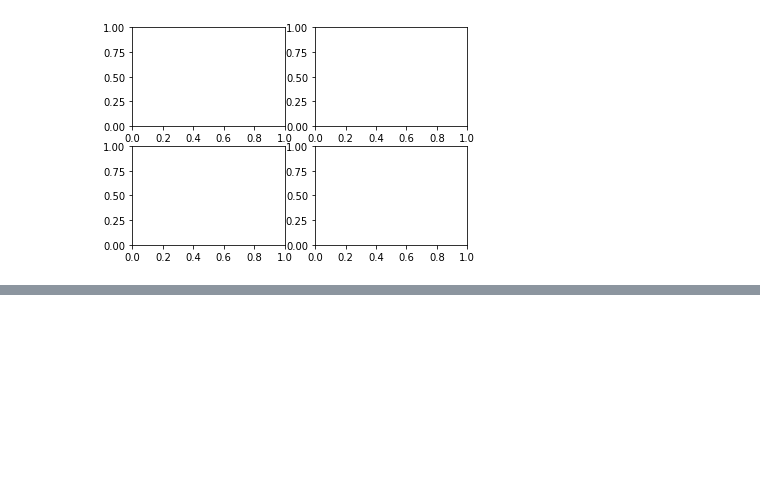
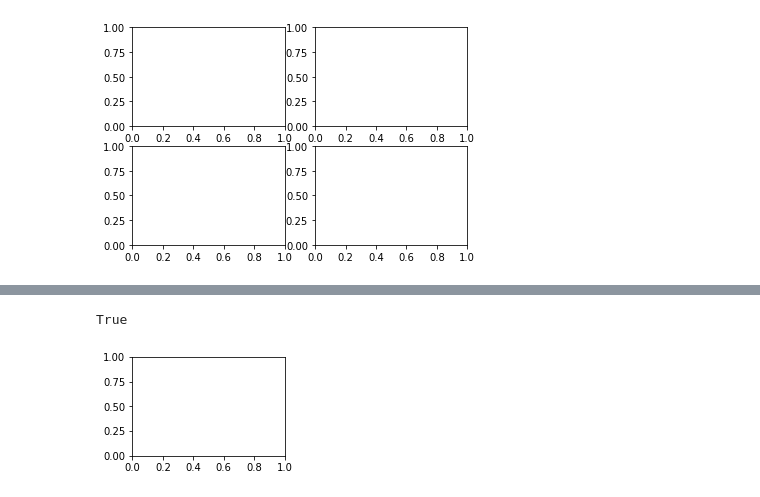
Before and after one commit to 1124418652/kaggle, a Jupyter notebook: titanic/titanic.ipynb, the cells around one changed output, grey strips where cells are left out. Cells and saved outputs as stored; diff of their text form; code cells hidden in the pictures; blank space fills up the shorter version.

```diff
--- a/titanic/titanic.ipynb
+++ b/titanic/titanic.ipynb
@@ -88,0 +130,7 @@ print(axes)
+# %%
+fig = plt.figure()
+axes = fig.add_subplot(221)
+isinstance(axes, plt.Artist)
+# %% [output]
+True
+[figure, added]
```
Also changed, not shown: parts of 7 cells of this notebook, 1 other file.
